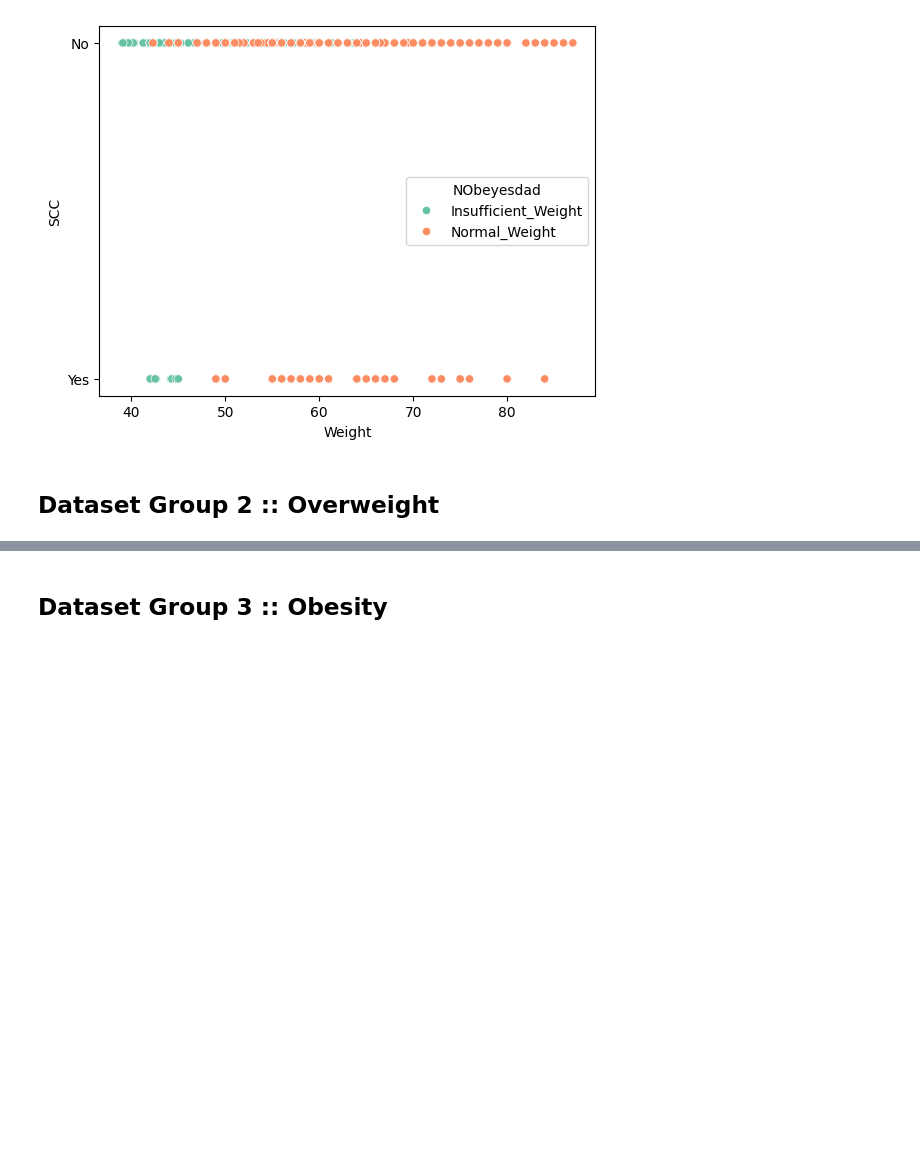
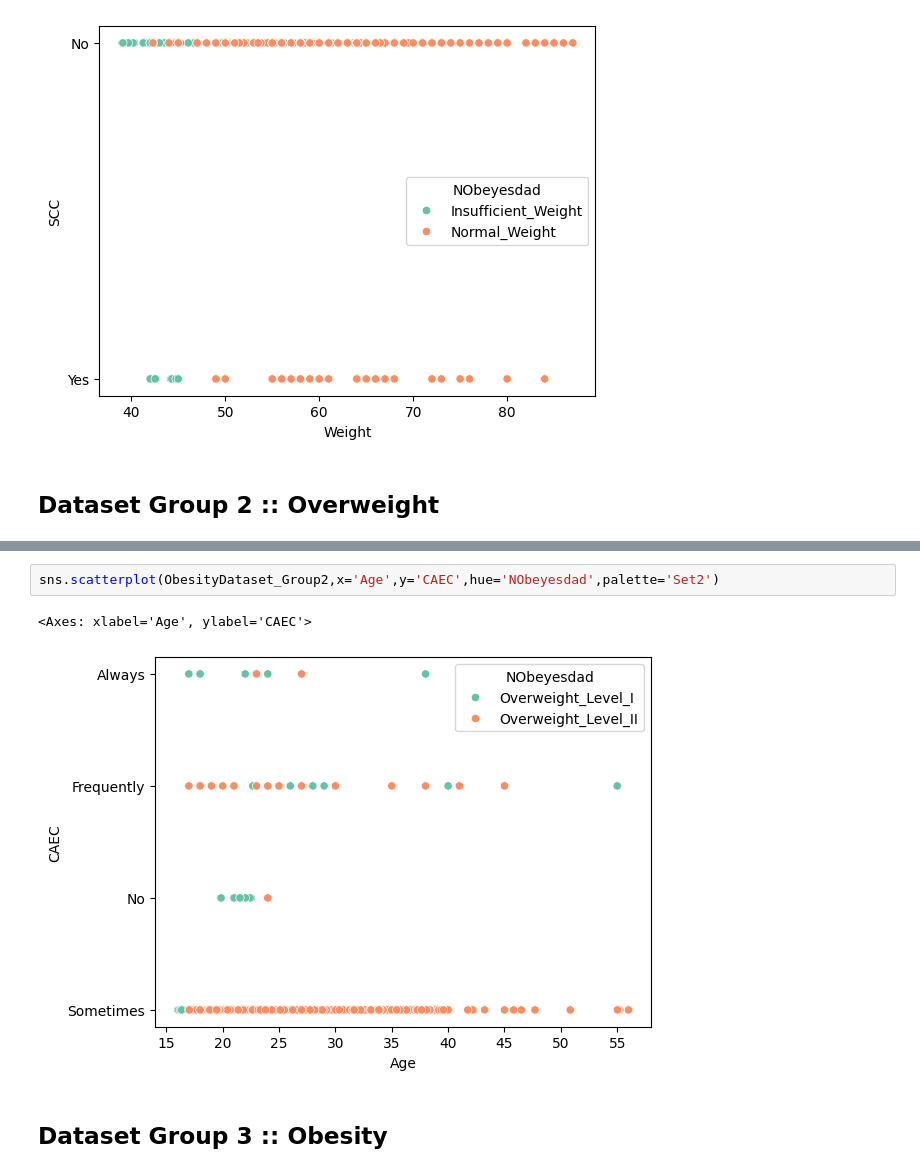
Before and after one commit to alexisuaguilaru/Obesity_Levels_Model, a Jupyter notebook: Exploratory_Data_Analysis/ExploratoryDataAnalysis.ipynb, the cells around one changed output, grey strips where cells are left out. Cells and saved outputs as stored; diff of their text form; blank space fills up the shorter version.

```diff
--- a/Exploratory_Data_Analysis/ExploratoryDataAnalysis.ipynb
+++ b/Exploratory_Data_Analysis/ExploratoryDataAnalysis.ipynb
@@ -287,3 +306,8 @@ sns.heatmap(CorrelationMatrix_Group2,mask=MaskValues_Group2,cmap='RdYlBu',ytickl
+# %%
+sns.scatterplot(ObesityDataset_Group2,x='Age',y='CAEC',hue='NObeyesdad',palette='Set2')
+# %% [output]
+<Axes: xlabel='Age', ylabel='CAEC'>
+[figure, added]
 # %% [markdown]
 ## Dataset Group 3 :: Obesity
 # %%
```
Also changed, not shown: parts of 7 cells of this notebook.
